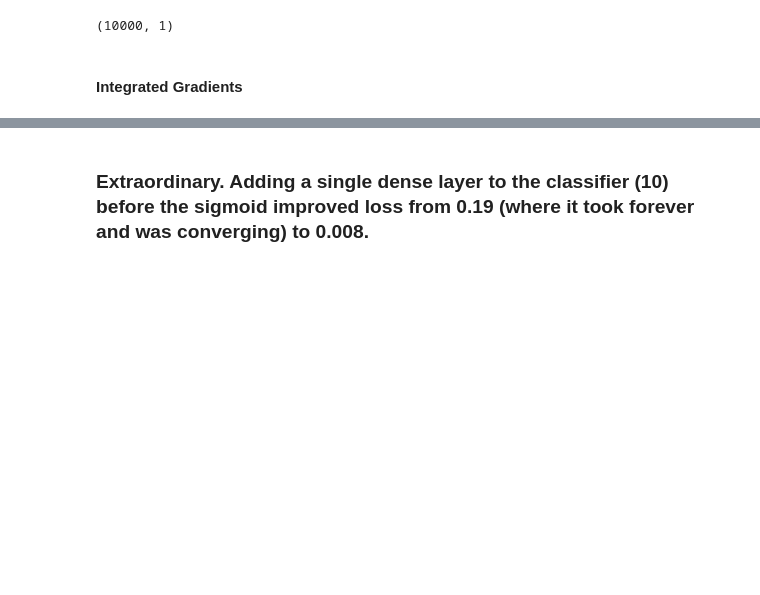
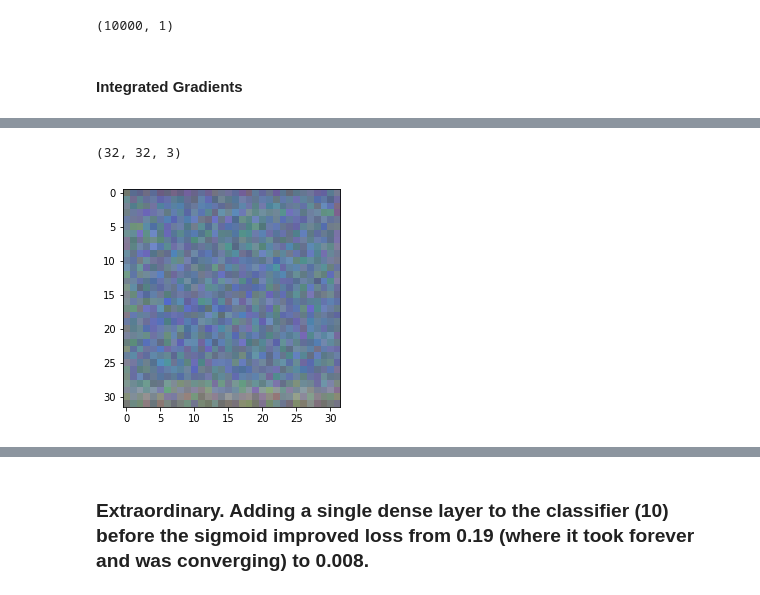
Before and after one commit to vwrj/car_autoencoder, a Jupyter notebook: Car Autoencoder.ipynb, the cells around one changed output, grey strips where cells are left out. Saved outputs shown, nothing was run; the diff lists cells and outputs as text; code cells hidden in the pictures; blank space fills up the shorter version.

```diff
--- a/Car Autoencoder.ipynb
+++ b/Car Autoencoder.ipynb
@@ -370,2 +353,59 @@ Done.
+# %%
+# Visualizing Conv Filters
+from keras import backend as K
+
+layer_dict = dict([(layer.name, layer) for layer in classifier.layers])
+
+layer_index = 4
+filter_index = 60
+input_img = classifier.input
+
+# build a loss function that maximizes the activation
+# of the nth filter of the layer considered
+layer_output = classifier.layers[layer_index].get_output_at(0)
+loss = K.mean(layer_output[:, :, :, filter_index])
+
+# compute the gradient of the loss wrt the input picture
+grads = K.gradients(loss, input_img)[0]
+
+# normalization trick: we normalize the gradient
+grads /= (K.sqrt(K.mean(K.square(grads))) + 1e-5)
+
+# this function returns the loss and grads given the input picture
+iterate = K.function([input_img], [loss, grads])
+
+# we start from a gray image with some noise
+input_img_data = (np.random.random((1, IMG_SIZE, IMG_SIZE, 3)) - 0.5) * 20 + 128
+
+# run gradient ascent for 20 steps
+for i in range(20):
+    loss_value, grads_value = iterate([input_img_data])
+    input_img_data += grads_value * 1
+
+def deprocess_image(x):
+    # normalize tensor: center on 0., ensure std is 0.1
+    x -= x.mean()
+    x /= (x.std() + 1e-5)
+    x *= 0.1
+
+    # clip to [0, 1]
+    x += 0.5
+    x = np.clip(x, 0, 1)
+
+    # convert to RGB array
+    x *= 255
+    x = x.transpose((0, 1, 2))
+    x = np.clip(x, 0, 255).astype('uint8')
+    return x
+
+img = input_img_data[0]
+img = deprocess_image(img)
+print(img.shape)
+
+plt.imshow(img)
+plt.show()
+# %% [output]
+(32, 32, 3)
+[figure, added]
 # %%
 ######
```
Also changed, not shown: parts of 36 cells of this notebook, 7 other files.
